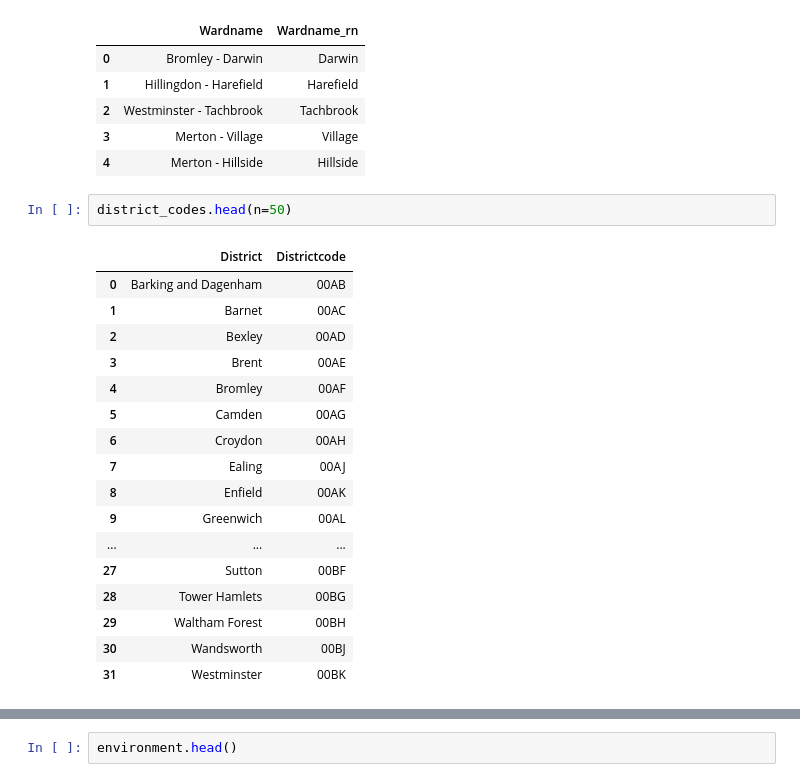
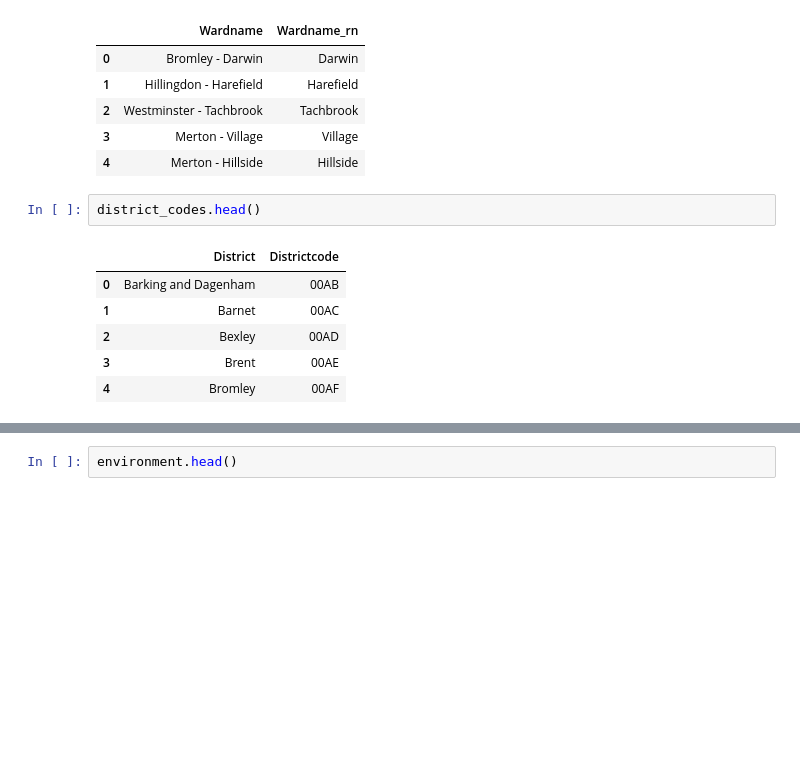
Before and after one commit to NathanKhadaroo/Group, a Jupyter notebook: group_task.ipynb, the cells around one changed output, grey strips where cells are left out. Cells and saved outputs as stored; diff of their text form; blank space fills up the shorter version.

```diff
--- a/group_task.ipynb
+++ b/group_task.ipynb
@@ -38,23 +38,12 @@ wards.head()
 | 3 | Merton - Village | Village |
 | 4 | Merton - Hillside | Hillside |
 # %%
-district_codes.head(n=50)
+district_codes.head()
 # %% [output]
 |  | District | Districtcode |
 | 0 | Barking and Dagenham | 00AB |
 | 1 | Barnet | 00AC |
 | 2 | Bexley | 00AD |
 | 3 | Brent | 00AE |
 | 4 | Bromley | 00AF |
-| 5 | Camden | 00AG |
-| 6 | Croydon | 00AH |
-| 7 | Ealing | 00AJ |
-| 8 | Enfield | 00AK |
-| 9 | Greenwich | 00AL |
-| ... | ... | ... |
-| 27 | Sutton | 00BF |
-| 28 | Tower Hamlets | 00BG |
-| 29 | Waltham Forest | 00BH |
-| 30 | Wandsworth | 00BJ |
-| 31 | Westminster | 00BK |
 # %%
```
Also changed, not shown: parts of 11 cells of this notebook.
